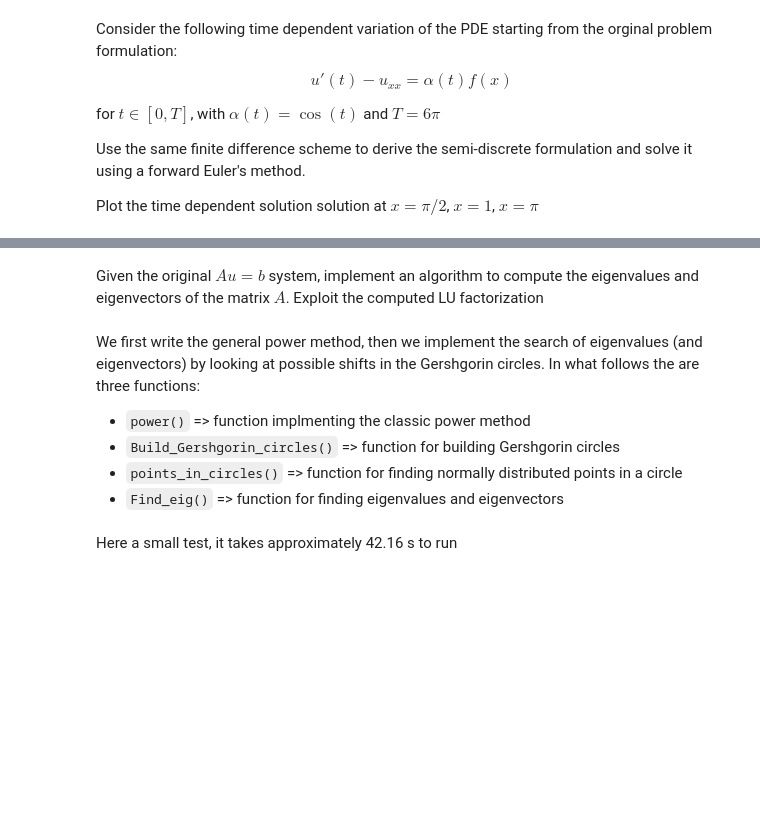
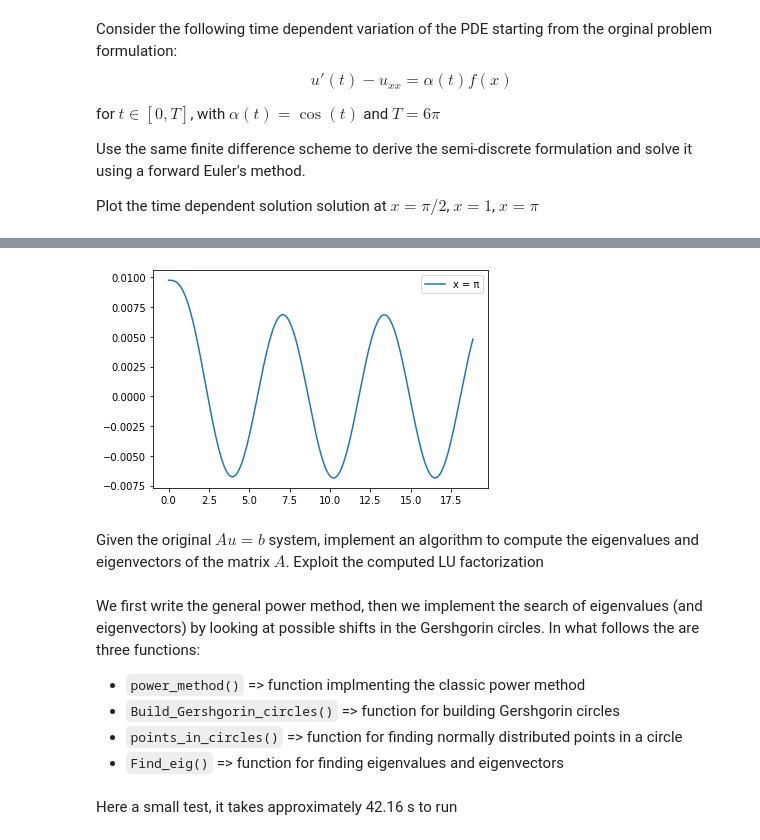
Before and after one commit to fandreuzzi-dssc/Numerical-analysis-dCoscia, a Jupyter notebook: FinalProject_2021_2022.ipynb, the cells around one changed output, grey strips where cells are left out. Drawn from its saved outputs; the diff is of its cells as text; code cells hidden in the pictures; blank space fills up the shorter version.

```diff
--- a/FinalProject_2021_2022.ipynb
+++ b/FinalProject_2021_2022.ipynb
@@ -631,8 +706,15 @@ $x=\pi$
+# %%
+# Very close to zero, as expected
+plot(t, u[find_idx(x, pi),:], label = "x = π")
+legend()
+show()
+# %% [output]
+[figure, added]
 # %% [markdown]
 Given the original $Au = b$ system, implement an algorithm to compute the eigenvalues and eigenvectors of the matrix $A$. Exploit the computed LU factorization
 # %% [markdown]
 We first write the general power method, then we implement the search of eigenvalues (and eigenvectors) by looking at possible shifts in the Gershgorin circles. In what follows the are three functions:
-* `power()` => function implmenting the classic power method
+* `power_method()` => function implmenting the classic power method
 * `Build_Gershgorin_circles()` => function for building Gershgorin circles
 * `points_in_circles()` => function for finding normally distributed points in a circle
 * `Find_eig()` => function for finding eigenvalues and eigenvectors
```
Also changed, not shown: parts of 16 cells of this notebook.
